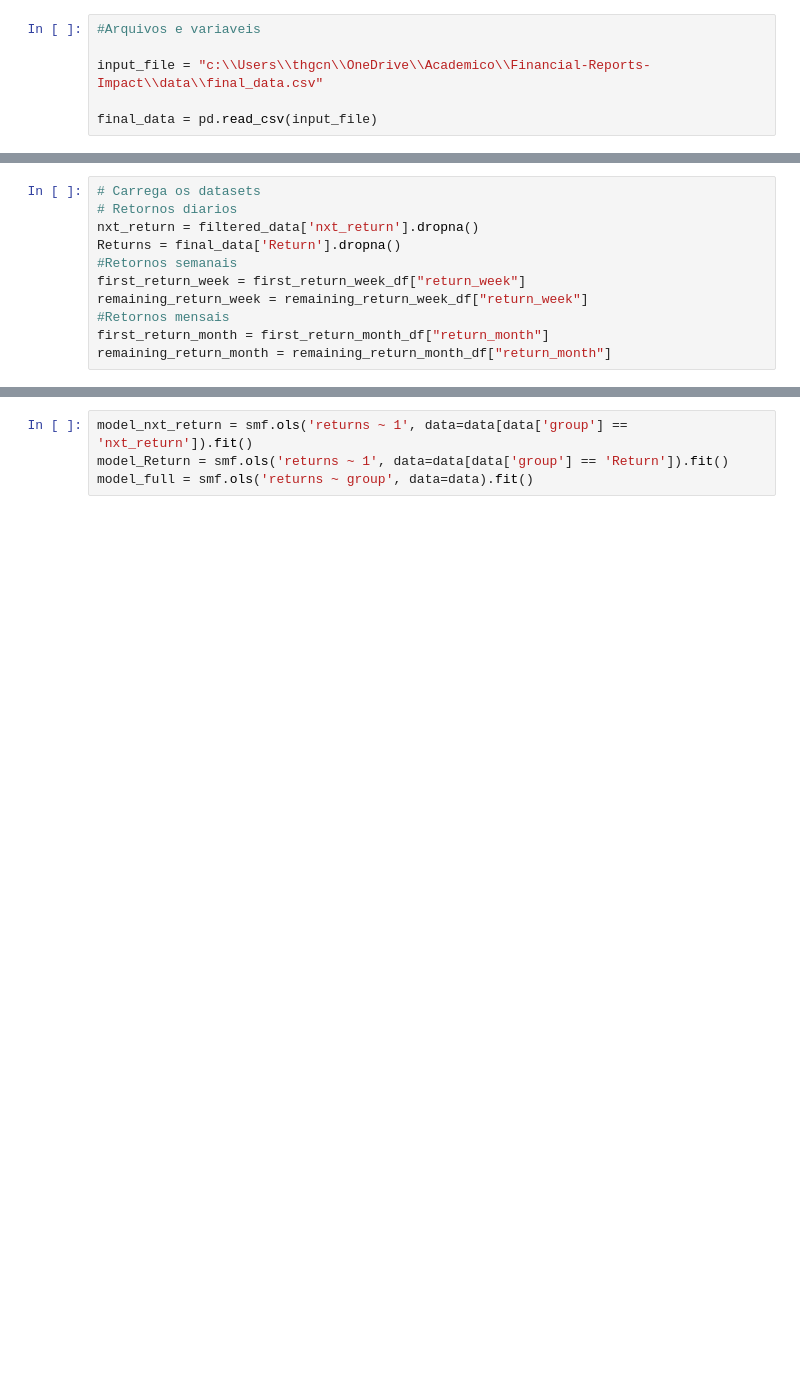
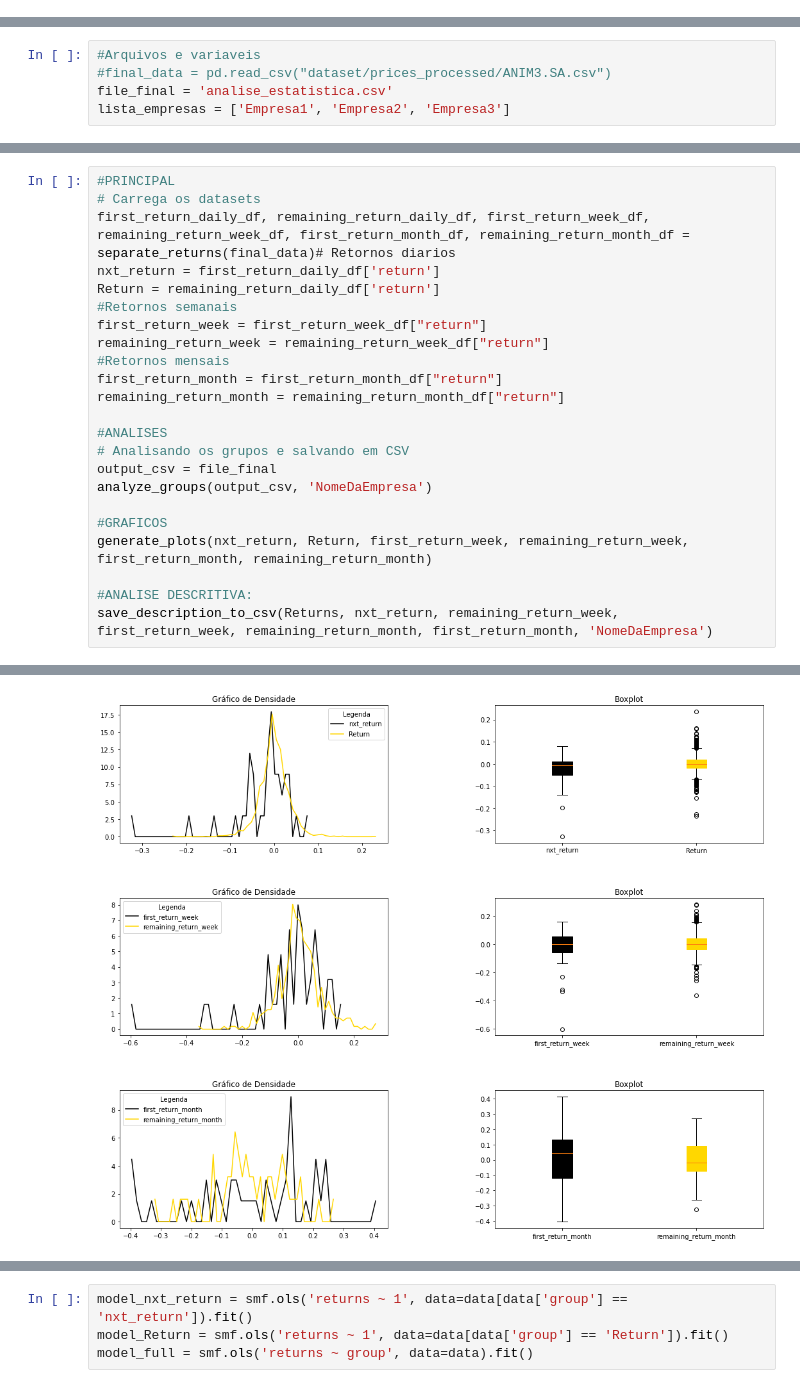
Before and after one commit to thgcns/Financial-Reports-Impact, a Jupyter notebook: 2 - Testes estatisticos_final.ipynb, the cells around one changed output, grey strips where cells are left out. Saved outputs shown, nothing was run; the diff lists cells and outputs as text; blank space fills up the shorter version.

```diff
--- a/2 - Testes estatisticos_final.ipynb
+++ b/2 - Testes estatisticos_final.ipynb
@@ -15,6 +17,0 @@ from sklearn.metrics import roc_auc_score
-# %%
-#Arquivos e variaveis
-
-input_file = "c:\\Users\\thgcn\\OneDrive\\Academico\\Financial-Reports-Impact\\data\\final_data.csv"
-
-final_data = pd.read_csv(input_file)
@@ -33 +18,6 @@ final_data.describe()
+# %%
+#Arquivos e variaveis
+#final_data = pd.read_csv("dataset/prices_processed/ANIM3.SA.csv")
+file_final = 'analise_estatistica.csv'
+lista_empresas = ['Empresa1', 'Empresa2', 'Empresa3']
 # %%
@@ -282,11 +323,0 @@ first_return_daily_df, remaining_return_daily_df, first_return_week_df, remainin
-# %%
-# Carrega os datasets
-# Retornos diarios
-nxt_return = filtered_data['nxt_return'].dropna()
-Returns = final_data['Return'].dropna()
-#Retornos semanais
-first_return_week = first_return_week_df["return_week"]
-remaining_return_week = remaining_return_week_df["return_week"]
-#Retornos mensais
-first_return_month = first_return_month_df["return_month"]
-remaining_return_month = remaining_return_month_df["return_month"]
@@ -327,0 +324,24 @@ pd.DataFrame(remaining_return_month_df, columns=['remaining_return_week']).descr
+# %%
+#PRINCIPAL
+# Carrega os datasets
+first_return_daily_df, remaining_return_daily_df, first_return_week_df, remaining_return_week_df, first_return_month_df, remaining_return_month_df = separate_returns(final_data)# Retornos diarios
+nxt_return = first_return_daily_df['return']
+Return = remaining_return_daily_df['return']
+#Retornos semanais
+first_return_week = first_return_week_df["return"]
+remaining_return_week = remaining_return_week_df["return"]
+#Retornos mensais
+first_return_month = first_return_month_df["return"]
+remaining_return_month = remaining_return_month_df["return"]
+
+#ANALISES
+# Analisando os grupos e salvando em CSV
+output_csv = file_final
+analyze_groups(output_csv, 'NomeDaEmpresa')
+
+#GRAFICOS
+generate_plots(nxt_return, Return, first_return_week, remaining_return_week, first_return_month, remaining_return_month)
+
+#ANALISE DESCRITIVA:
+save_description_to_csv(Returns, nxt_return, remaining_return_week, first_return_week, remaining_return_month, first_return_month, 'NomeDaEmpresa')
+# %% [output]
@@ -327,0 +365 @@ pd.DataFrame(remaining_return_month_df, columns=['remaining_return_week']).descr
+[figure, added]
```
Also changed, not shown: parts of 26 cells of this notebook, 32 other files.
